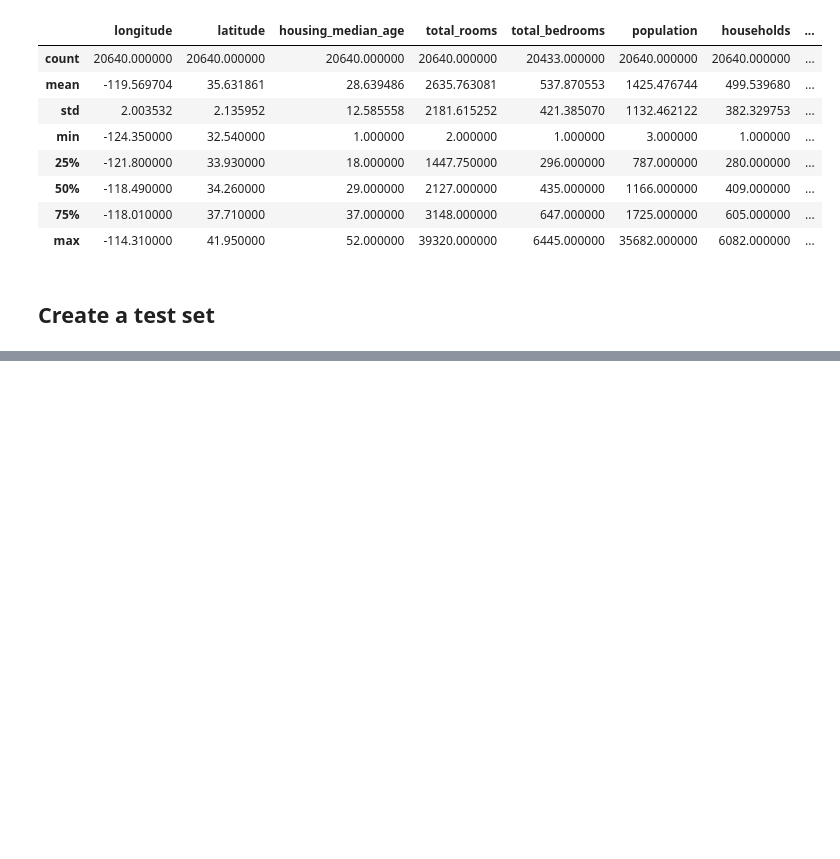
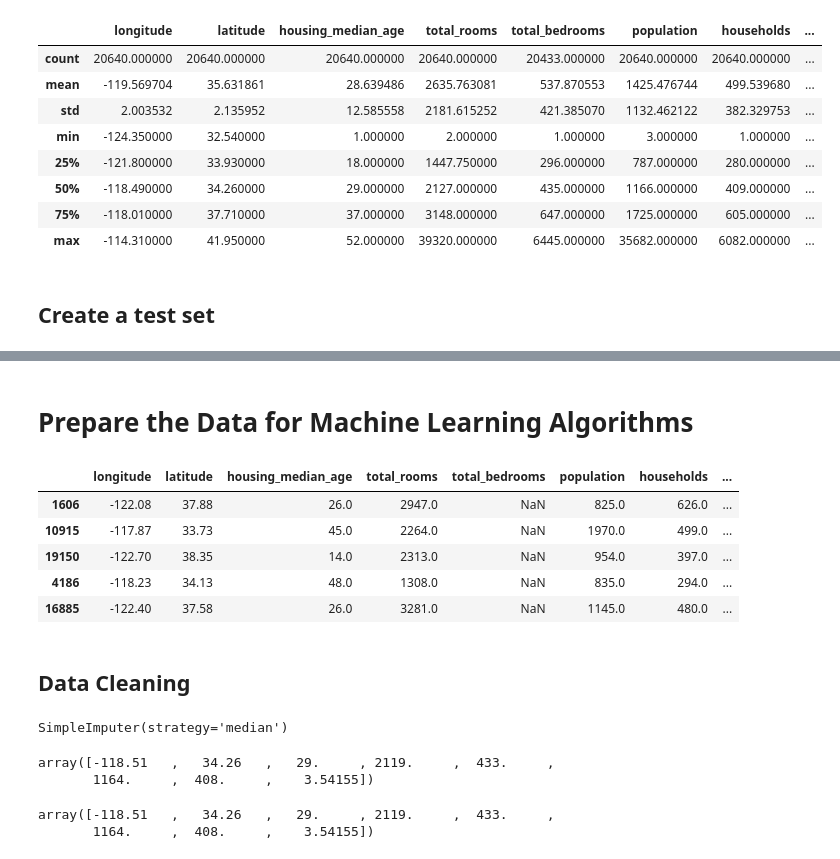
Before and after one commit to Raman-Khiva/AI_Article_Summarizer, a Jupyter notebook: HOML_Eg_1_2_Project_California_house_rent_predictor.ipynb, the cells around one changed output, grey strips where cells are left out. Cells and saved outputs as stored; diff of their text form; code cells hidden in the pictures; blank space fills up the shorter version.

```diff
--- a/HOML_Eg_1_2_Project_California_house_rent_predictor.ipynb
+++ b/HOML_Eg_1_2_Project_California_house_rent_predictor.ipynb
@@ -84,0 +87,8 @@ train_set, test_set = split_train_test(housing, 0.2)
+# %%
+median_income_col = housing["median_income"]
+
+income_cat = pd.cut(median_income_col,
+                    bins=[0., 1.5, 3.0, 4.5, 6., np.inf ],
+                    labels=[1, 2, 3, 4, 5])
+housing["income_cat"] = income_cat
+housing["income_cat"].value_counts()
@@ -84,0 +104,7 @@ train_set, test_set = split_train_test(housing, 0.2)
+# %%
+from sklearn.model_selection import StratifiedShuffleSplit
+split = StratifiedShuffleSplit(n_splits=1, test_size=0.2, random_state=42)
+housing_split = split.split(housing, housing["income_cat"])
+for train_index, test_index in housing_split:
+  strat_train_set = housing.loc[train_index]
+  strat_test_set = housing.loc[test_index]
@@ -84,0 +136,4 @@ train_set, test_set = split_train_test(housing, 0.2)
+# %%
+ocean_proximity = strat_train_set["ocean_proximity"]
+strat_train_set = strat_train_set.drop("ocean_proximity", axis=1)
+housing = strat_train_set.copy()
@@ -84,0 +159,4 @@ train_set, test_set = split_train_test(housing, 0.2)
+# %%
+housing["rooms_per_household"] = housing["total_rooms"]/housing["households"]
+housing["bedrooms_per_room"] = housing["total_bedrooms"]/housing["total_rooms"]
+housing["population_per_household"] = housing["population"]/housing["households"]
@@ -84,0 +181,12 @@ train_set, test_set = split_train_test(housing, 0.2)
+# %% [markdown]
+# Prepare the Data for Machine Learning Algorithms
+# %%
+sample_incomplete_rows = housing[housing.isnull().any(axis=1)].head()
+sample_incomplete_rows
+# %% [output]
+|  | longitude | latitude | housing_median_age | total_rooms | total_bedrooms | population | households | ... |
+| 1606 | -122.08 | 37.88 | 26.0 | 2947.0 | NaN | 825.0 | 626.0 | ... |
+| 10915 | -117.87 | 33.73 | 45.0 | 2264.0 | NaN | 1970.0 | 499.0 | ... |
+| 19150 | -122.70 | 38.35 | 14.0 | 2313.0 | NaN | 954.0 | 397.0 | ... |
+| 4186 | -118.23 | 34.13 | 48.0 | 1308.0 | NaN | 835.0 | 294.0 | ... |
+| 16885 | -122.40 | 37.58 | 26.0 | 3281.0 | NaN | 1145.0 | 480.0 | ... |
@@ -84,0 +197,2 @@ train_set, test_set = split_train_test(housing, 0.2)
+# %% [markdown]
+## Data Cleaning
@@ -84,0 +204,14 @@ train_set, test_set = split_train_test(housing, 0.2)
+# %%
+imputer.fit(housing_num)
+# %% [output]
+SimpleImputer(strategy='median')
+# %%
+imputer.statistics_
+# %% [output]
+array([-118.51   ,   34.26   ,   29.     , 2119.     ,  433.     ,
+       1164.     ,  408.     ,    3.54155])
+# %%
+housing_num.median().values
+# %% [output]
+array([-118.51   ,   34.26   ,   29.     , 2119.     ,  433.     ,
+       1164.     ,  408.     ,    3.54155])
```
Also changed, not shown: parts of 44 cells of this notebook.
